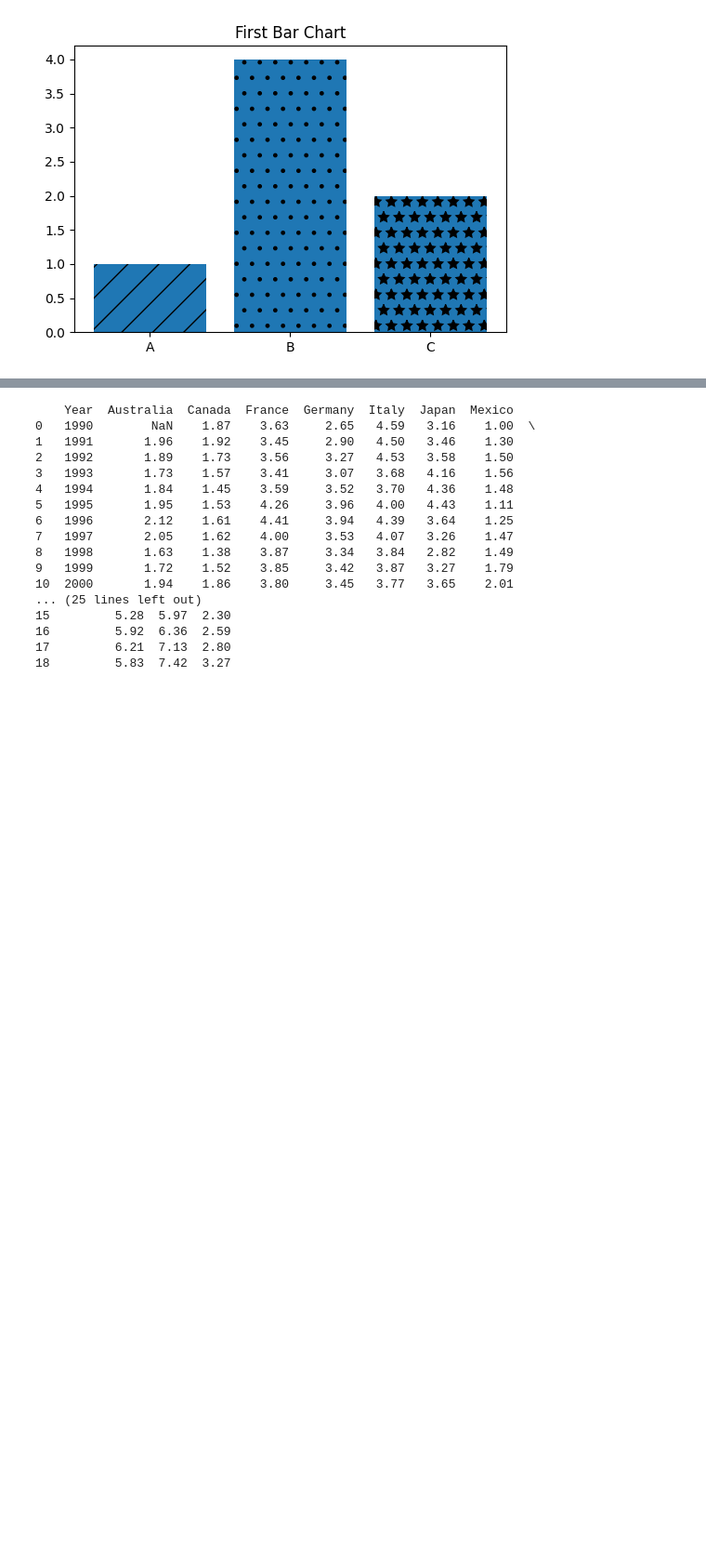
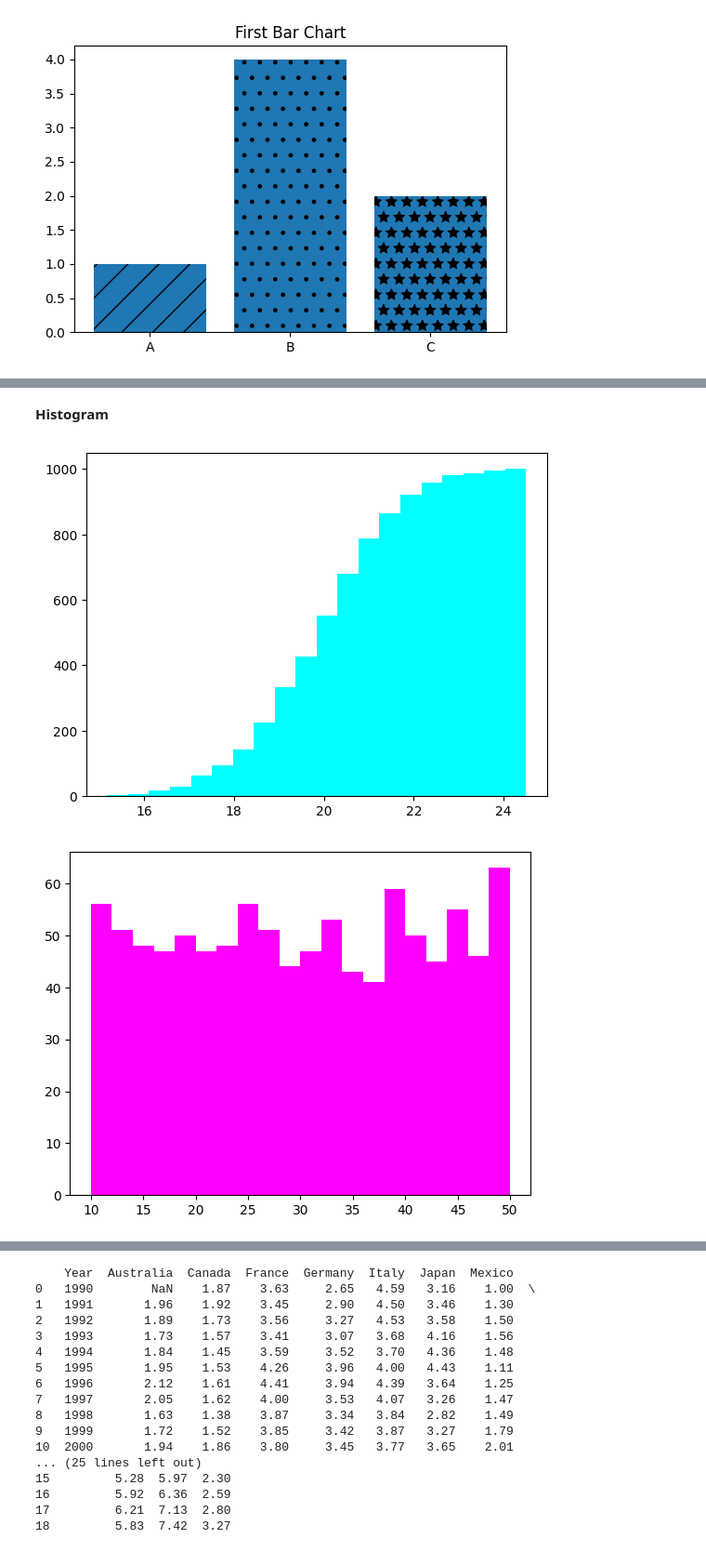
Before and after one commit to mtrx1207/practice02-matplotlib-and-paper-reading, a Jupyter notebook: practice.ipynb, the cells around one changed output, grey strips where cells are left out. Shown at 93% size. Saved outputs shown, nothing was run; the diff lists cells and outputs as text; code cells hidden in the pictures; blank space fills up the shorter version.

```diff
--- a/practice.ipynb
+++ b/practice.ipynb
@@ -89,0 +127,24 @@ plt.show()
+# %% [markdown]
+**Histogram**
+# %%
+#create np of random number, generated by normal distribution
+ages_norm = np.random.normal(loc=20, #mean
+                        scale=1.5, #std deviation
+                        size=1000 #data size
+                        )
+
+ages_uni = np.random.uniform(low=10,
+                             high=50,
+                             size=1000
+                             )
+
+#bins params = how many blocks you want to plot?
+#cumulative will plot cumulative chart
+plt.hist(ages_norm, color="cyan", bins=20, cumulative=True)
+plt.show()
+
+plt.hist(ages_uni, color="magenta", bins=20)
+plt.show()
+# %% [output]
+[figure, added]
+[figure, added]
```
Also changed, not shown: parts of 19 cells of this notebook, 1 other file.
